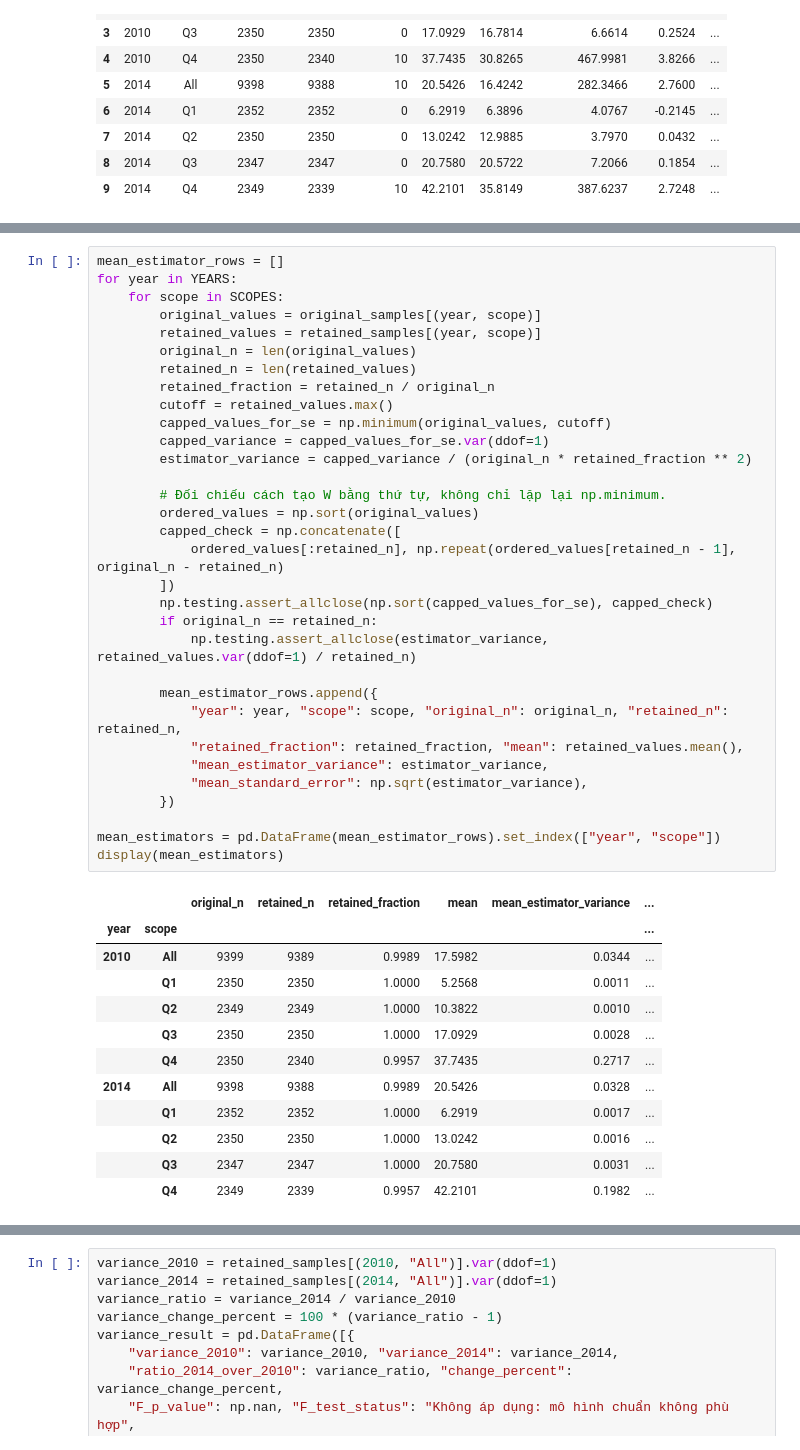
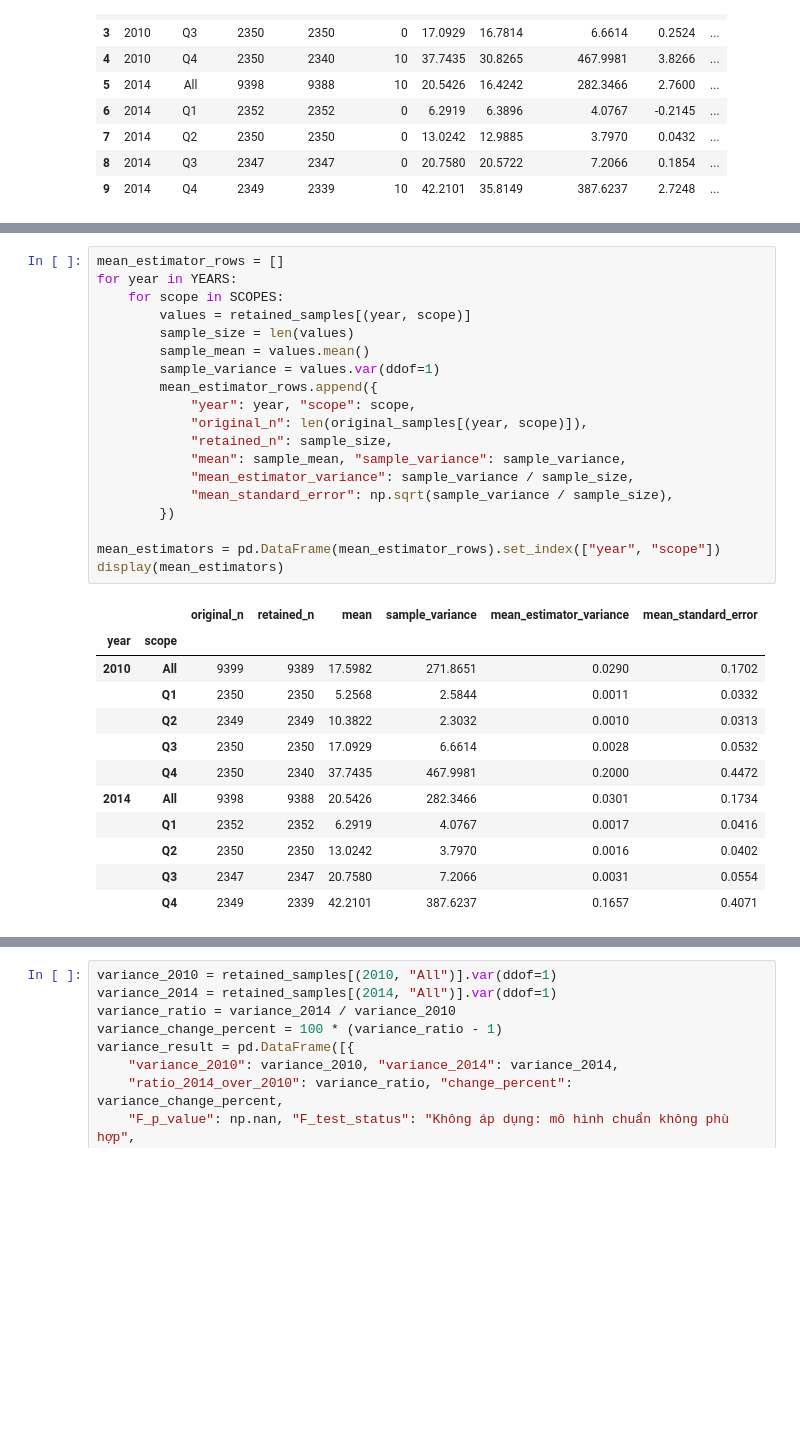
Before and after one commit to helenaadams827-cyber/vhlss-project-thong-ke, a Jupyter notebook: bao_cao_vhlss/thu_nhap_4_cau_bo_top_0_1_phan_tram.ipynb, the cells around one changed output, grey strips where cells are left out. Cells and saved outputs as stored; diff of their text form; blank space fills up the shorter version.

```diff
--- a/bao_cao_vhlss/thu_nhap_4_cau_bo_top_0_1_phan_tram.ipynb
+++ b/bao_cao_vhlss/thu_nhap_4_cau_bo_top_0_1_phan_tram.ipynb
@@ -230,46 +226,33 @@ Z=\widehat\Delta/SE_\Delta\approx N(0,1)\text{ tại biên H}_0.
 # %%
 mean_estimator_rows = []
 for year in YEARS:
     for scope in SCOPES:
-        original_values = original_samples[(year, scope)]
-        retained_values = retained_samples[(year, scope)]
-        original_n = len(original_values)
-        retained_n = len(retained_values)
-        retained_fraction = retained_n / original_n
-        cutoff = retained_values.max()
-        capped_values_for_se = np.minimum(original_values, cutoff)
-        capped_variance = capped_values_for_se.var(ddof=1)
-        estimator_variance = capped_variance / (original_n * retained_fraction ** 2)
-
-        # Đối chiếu cách tạo W bằng thứ tự, không chỉ lặp lại np.minimum.
-        ordered_values = np.sort(original_values)
-        capped_check = np.concatenate([
-            ordered_values[:retained_n], np.repeat(ordered_values[retained_n - 1], original_n - retained_n)
-        ])
-        np.testing.assert_allclose(np.sort(capped_values_for_se), capped_check)
-        if original_n == retained_n:
-            np.testing.assert_allclose(estimator_variance, retained_values.var(ddof=1) / retained_n)
-
+        values = retained_samples[(year, scope)]
+        sample_size = len(values)
+        sample_mean = values.mean()
+        sample_variance = values.var(ddof=1)
         mean_estimator_rows.append({
-            "year": year, "scope": scope, "original_n": original_n, "retained_n": retained_n,
-            "retained_fraction": retained_fraction, "mean": retained_values.mean(),
-            "mean_estimator_variance": estimator_variance,
-            "mean_standard_error": np.sqrt(estimator_variance),
+            "year": year, "scope": scope,
+            "original_n": len(original_samples[(year, scope)]),
+            "retained_n": sample_size,
+            "mean": sample_mean, "sample_variance": sample_variance,
+            "mean_estimator_variance": sample_variance / sample_size,
+            "mean_standard_error": np.sqrt(sample_variance / sample_size),
         })
 
 mean_estimators = pd.DataFrame(mean_estimator_rows).set_index(["year", "scope"])
 display(mean_estimators)
 # %% [output]
-|  |  | original_n | retained_n | retained_fraction | mean | mean_estimator_variance | ... |
-| year | scope |  |  |  |  |  | ... |
-| 2010 | All | 9399 | 9389 | 0.9989 | 17.5982 | 0.0344 | ... |
-|  | Q1 | 2350 | 2350 | 1.0000 | 5.2568 | 0.0011 | ... |
-|  | Q2 | 2349 | 2349 | 1.0000 | 10.3822 | 0.0010 | ... |
-|  | Q3 | 2350 | 2350 | 1.0000 | 17.0929 | 0.0028 | ... |
-|  | Q4 | 2350 | 2340 | 0.9957 | 37.7435 | 0.2717 | ... |
-| 2014 | All | 9398 | 9388 | 0.9989 | 20.5426 | 0.0328 | ... |
-|  | Q1 | 2352 | 2352 | 1.0000 | 6.2919 | 0.0017 | ... |
-|  | Q2 | 2350 | 2350 | 1.0000 | 13.0242 | 0.0016 | ... |
-|  | Q3 | 2347 | 2347 | 1.0000 | 20.7580 | 0.0031 | ... |
-|  | Q4 | 2349 | 2339 | 0.9957 | 42.2101 | 0.1982 | ... |
+|  |  | original_n | retained_n | mean | sample_variance | mean_estimator_variance | mean_standard_error |
+| year | scope |  |  |  |  |  |  |
+| 2010 | All | 9399 | 9389 | 17.5982 | 271.8651 | 0.0290 | 0.1702 |
+|  | Q1 | 2350 | 2350 | 5.2568 | 2.5844 | 0.0011 | 0.0332 |
+|  | Q2 | 2349 | 2349 | 10.3822 | 2.3032 | 0.0010 | 0.0313 |
+|  | Q3 | 2350 | 2350 | 17.0929 | 6.6614 | 0.0028 | 0.0532 |
+|  | Q4 | 2350 | 2340 | 37.7435 | 467.9981 | 0.2000 | 0.4472 |
+| 2014 | All | 9398 | 9388 | 20.5426 | 282.3466 | 0.0301 | 0.1734 |
+|  | Q1 | 2352 | 2352 | 6.2919 | 4.0767 | 0.0017 | 0.0416 |
+|  | Q2 | 2350 | 2350 | 13.0242 | 3.7970 | 0.0016 | 0.0402 |
+|  | Q3 | 2347 | 2347 | 20.7580 | 7.2066 | 0.0031 | 0.0554 |
+|  | Q4 | 2349 | 2339 | 42.2101 | 387.6237 | 0.1657 | 0.4071 |
 # %% [markdown]
```
Also changed, not shown: parts of 12 cells of this notebook, 2 other files.
